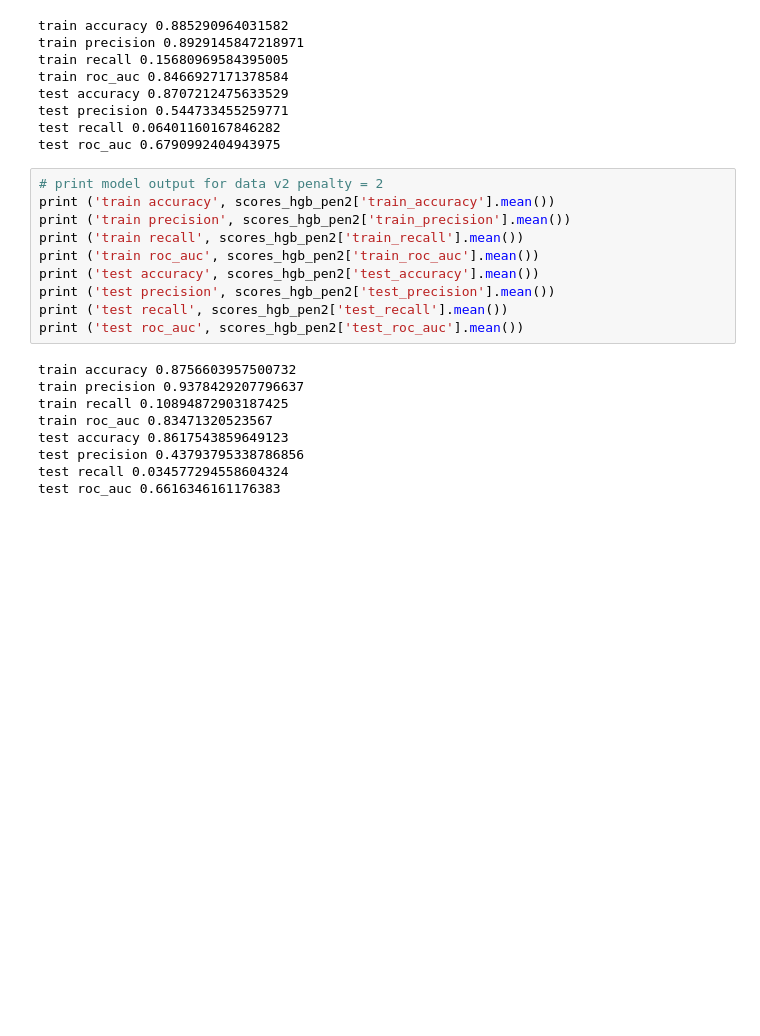
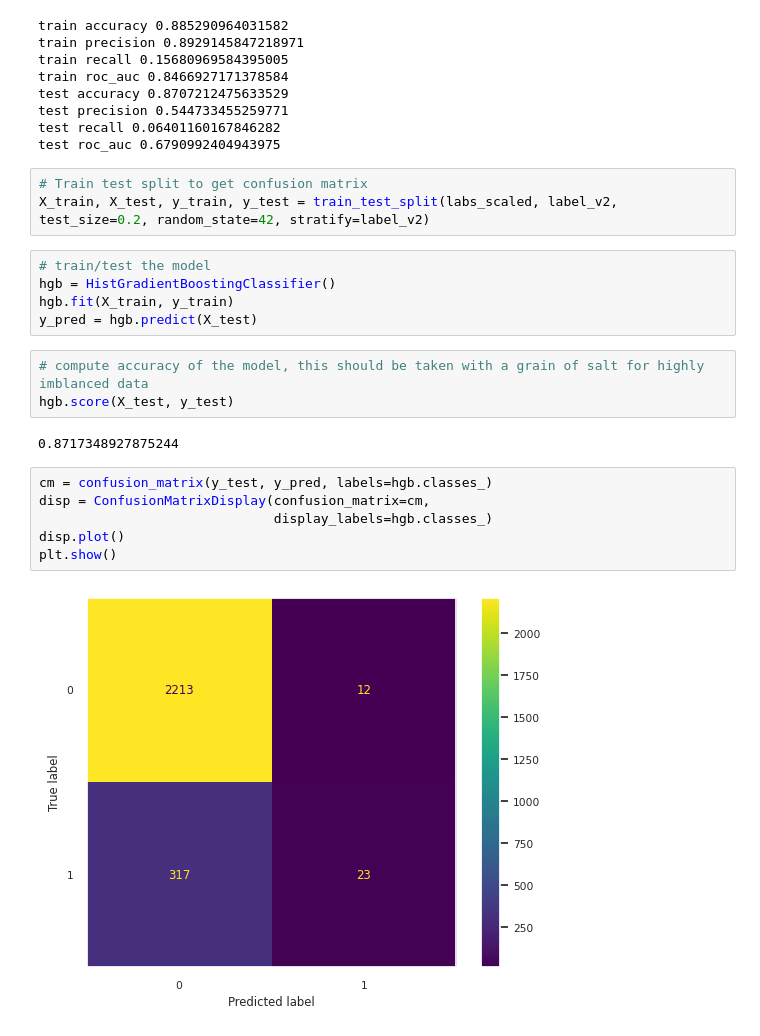
Before and after one commit to dyyjenny/Pediatric-Sepsis-Subtyping, a Jupyter notebook: lab_cluster_classification.ipynb, the cells around one changed output. Saved outputs shown, nothing was run; the diff lists cells and outputs as text; blank space fills up the shorter version.

Commit message:
added classification output plots

```diff
--- a/lab_cluster_classification.ipynb
+++ b/lab_cluster_classification.ipynb
@@ -82,22 +47,24 @@ test accuracy 0.8707212475633529
 test precision 0.544733455259771
 test recall 0.06401160167846282
 test roc_auc 0.6790992404943975
-# %%
-# print model output for data v2 penalty = 2
-print ('train accuracy', scores_hgb_pen2['train_accuracy'].mean())
-print ('train precision', scores_hgb_pen2['train_precision'].mean())
-print ('train recall', scores_hgb_pen2['train_recall'].mean())
-print ('train roc_auc', scores_hgb_pen2['train_roc_auc'].mean())
-print ('test accuracy', scores_hgb_pen2['test_accuracy'].mean())
-print ('test precision', scores_hgb_pen2['test_precision'].mean())
-print ('test recall', scores_hgb_pen2['test_recall'].mean())
-print ('test roc_auc', scores_hgb_pen2['test_roc_auc'].mean())
-# %% [output]
-train accuracy 0.8756603957500732
-train precision 0.9378429207796637
-train recall 0.10894872903187425
-train roc_auc 0.83471320523567
-test accuracy 0.8617543859649123
-test precision 0.43793795338786856
-test recall 0.034577294558604324
-test roc_auc 0.6616346161176383
+# %%
+# Train test split to get confusion matrix
+X_train, X_test, y_train, y_test = train_test_split(labs_scaled, label_v2, test_size=0.2, random_state=42, stratify=label_v2)
+# %%
+# train/test the model
+hgb = HistGradientBoostingClassifier()
+hgb.fit(X_train, y_train)
+y_pred = hgb.predict(X_test)
+# %%
+# compute accuracy of the model, this should be taken with a grain of salt for highly imblanced data
+hgb.score(X_test, y_test)
+# %% [output]
+0.8717348927875244
+# %%
+cm = confusion_matrix(y_test, y_pred, labels=hgb.classes_)
+disp = ConfusionMatrixDisplay(confusion_matrix=cm,
+                              display_labels=hgb.classes_)
+disp.plot()
+plt.show()
+# %% [output]
+[figure, added]
```
Also changed, not shown: parts of 7 cells of this notebook, 1 other file.
